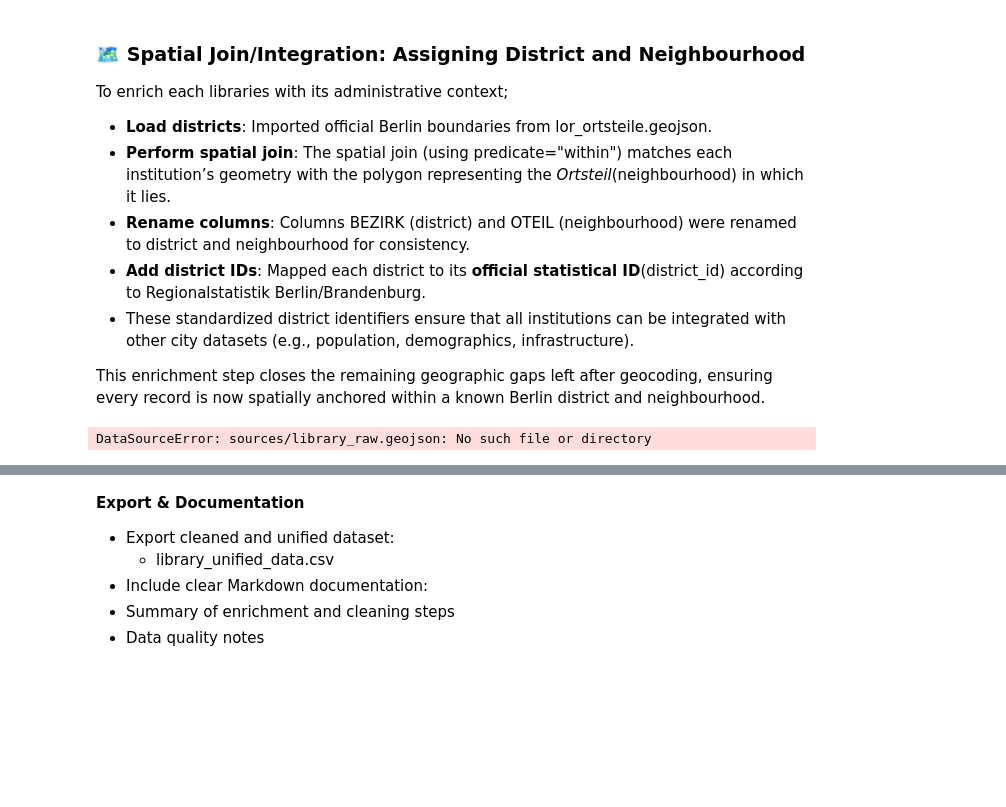
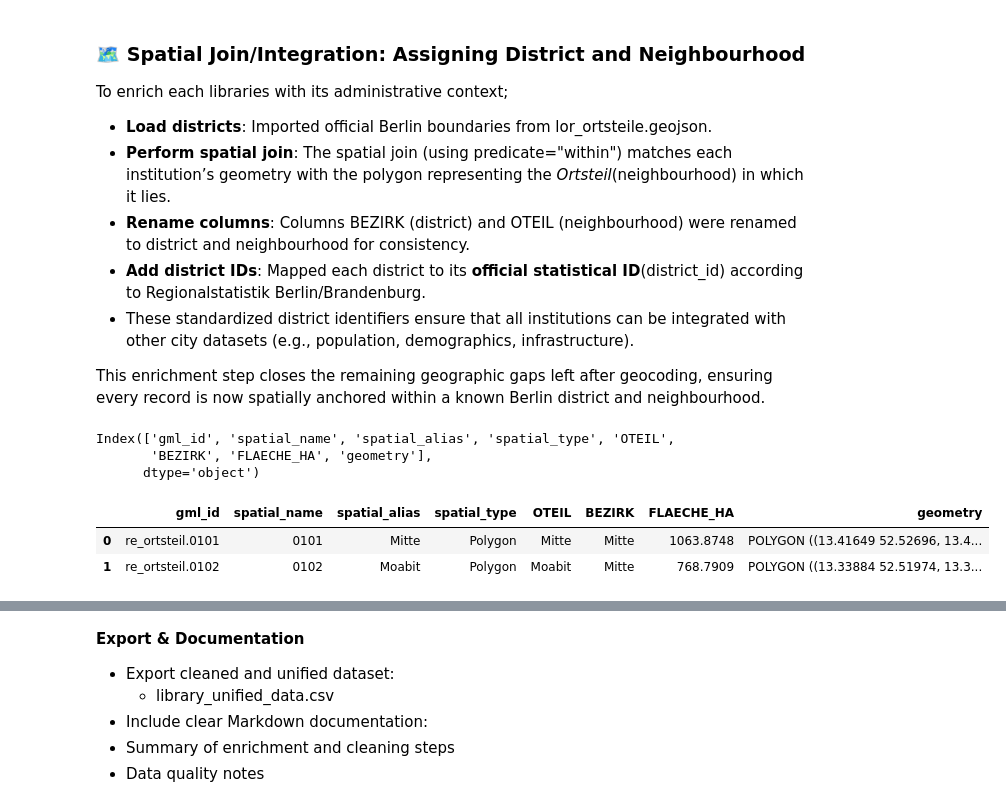
Before and after one commit to Nigar1209/berlin-poi-osm-pipeline, a Jupyter notebook: libraries/libraries-data-transformation.ipynb, the cells around one changed output, grey strips where cells are left out. Saved outputs shown, nothing was run; the diff lists cells and outputs as text; code cells hidden in the pictures; blank space fills up the shorter version.

```diff
--- a/libraries/libraries-data-transformation.ipynb
+++ b/libraries/libraries-data-transformation.ipynb
@@ -663,7 +624,15 @@ This enrichment step closes the remaining geographic gaps left after geocoding,
 # %%
 # Load official Berlin districts GeoDataFrame from lor_ortsteile.geojson
 
-berlin_districts_gdf = gpd.read_file("sources/library_raw.geojson")
+berlin_districts_gdf = gpd.read_file("sources/lor_ortsteile.geojson")
 print(berlin_districts_gdf.columns)
 # %% [output]
-DataSourceError: sources/library_raw.geojson: No such file or directory
+Index(['gml_id', 'spatial_name', 'spatial_alias', 'spatial_type', 'OTEIL',
+       'BEZIRK', 'FLAECHE_HA', 'geometry'],
+      dtype='object')
+# %%
+berlin_districts_gdf.head(2)
+# %% [output]
+|  | gml_id | spatial_name | spatial_alias | spatial_type | OTEIL | BEZIRK | FLAECHE_HA | geometry |
+| 0 | re_ortsteil.0101 | 0101 | Mitte | Polygon | Mitte | Mitte | 1063.8748 | POLYGON ((13.41649 52.52696, 13.4... |
+| 1 | re_ortsteil.0102 | 0102 | Moabit | Polygon | Moabit | Mitte | 768.7909 | POLYGON ((13.33884 52.51974, 13.3... |
```
Also changed, not shown: parts of 28 cells of this notebook, 6 other files.
